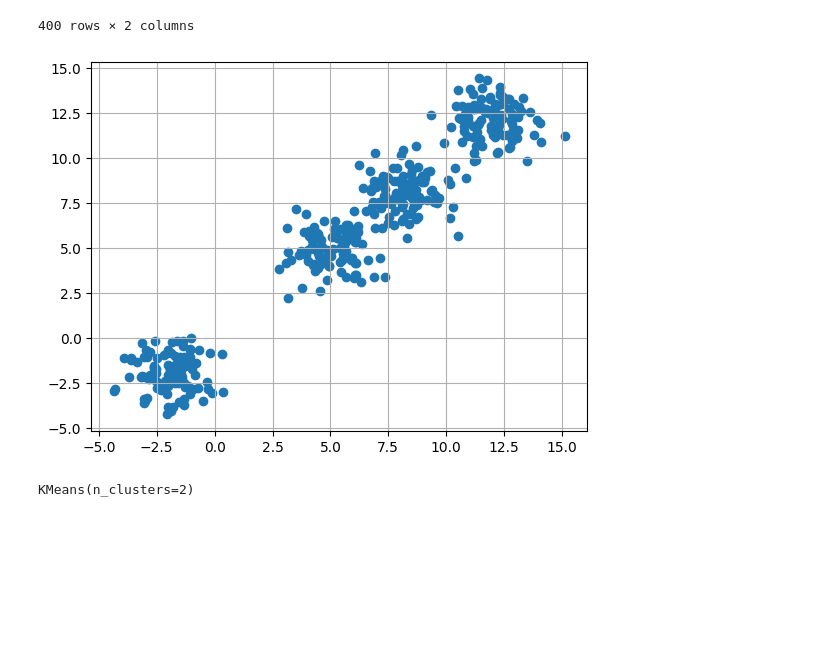
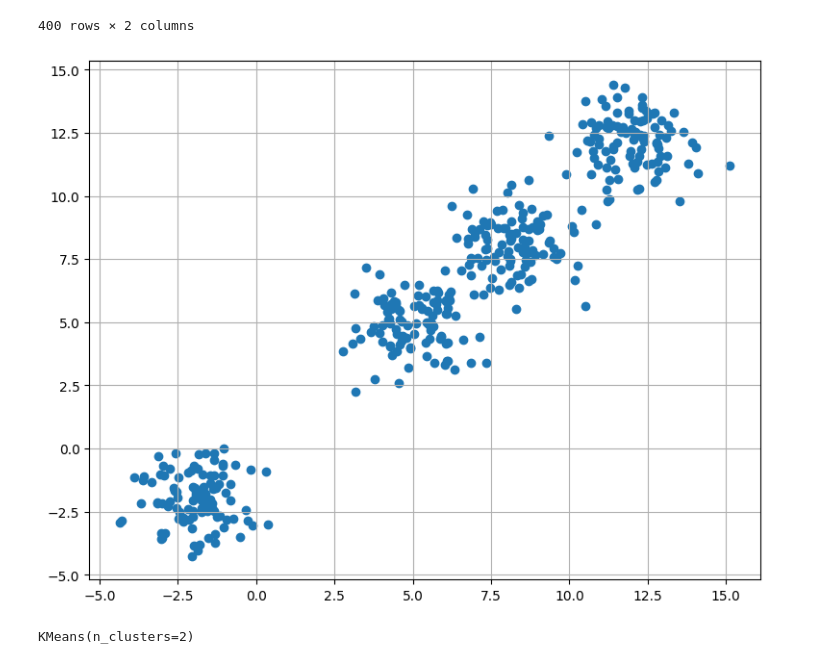
Before and after one commit to sebarancibia/arancibia-sebastian, a Jupyter notebook: Aplicaciones en Ciencias de datos e Inteligencia artificial/Actividad4/Actividad4.ipynb, the cells around one changed output. Drawn from its saved outputs; the diff is of its cells as text; code cells hidden in the pictures; blank space fills up the shorter version.

```diff
--- a/Aplicaciones en Ciencias de datos e Inteligencia artificial/Actividad4/Actividad4.ipynb
+++ b/Aplicaciones en Ciencias de datos e Inteligencia artificial/Actividad4/Actividad4.ipynb
@@ -23,12 +24,12 @@ df
 | 399 | 12.862287 | 12.428069 |
 400 rows × 2 columns
 # %%
-plt.figure()
+plt.figure(figsize=(9,7))
 plt.scatter(df["A"], df["B"])
 #plt.plot(df["A"], df["B"],"k.")
-plt.grid(True)
+plt.grid()
 # %% [output]
-[figure, old version]
+[figure, new version]
 # %%
 from sklearn.cluster import KMeans
 # %%
```
Also changed, not shown: parts of 5 cells of this notebook.
